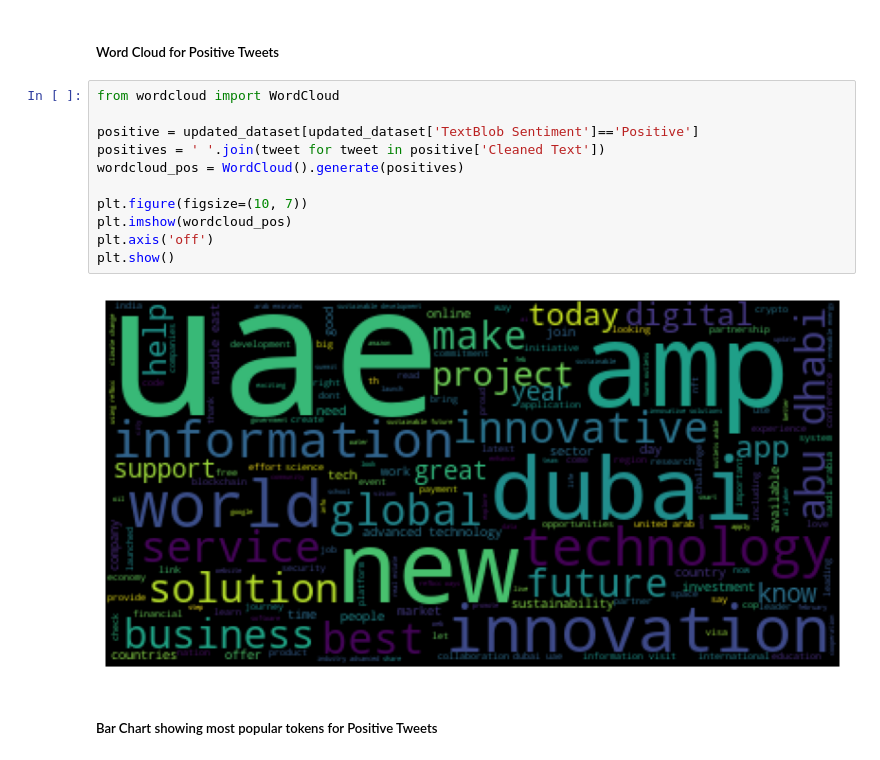
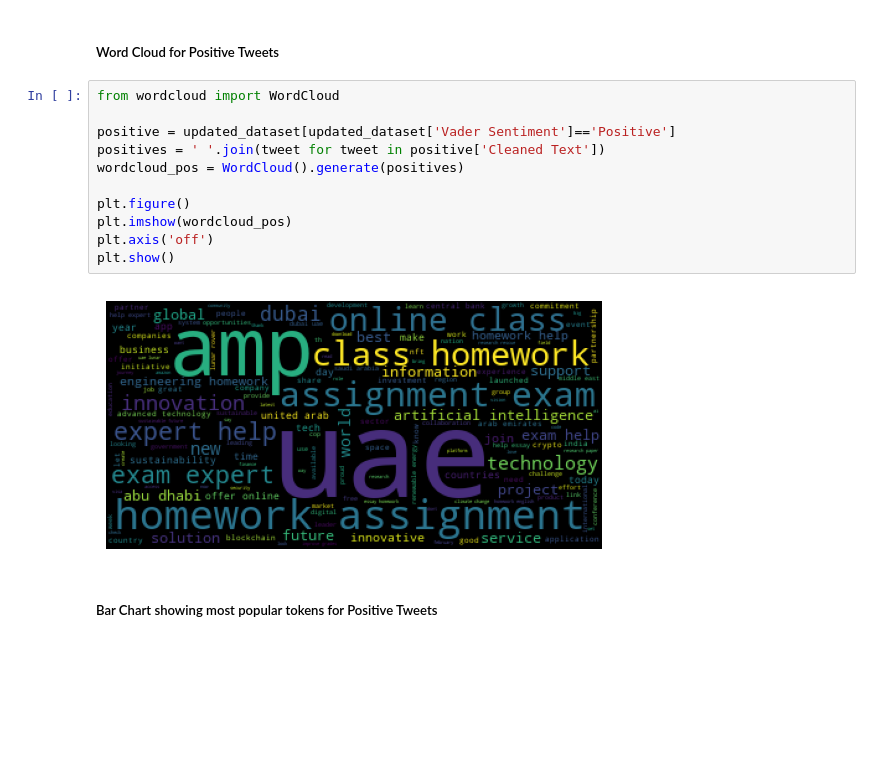
Before and after one commit to psychoanalyzing-twitter/sentiment-analysis, a Jupyter notebook: cw-1.ipynb, the cells around one changed output. Drawn from its saved outputs; the diff is of its cells as text; blank space fills up the shorter version.

```diff
--- a/cw-1.ipynb
+++ b/cw-1.ipynb
@@ -1225,16 +1229,16 @@ The histogram shows polarity of the tweets labelled using TextBlob. Majority of
 # %%
 from wordcloud import WordCloud
 
-positive = updated_dataset[updated_dataset['TextBlob Sentiment']=='Positive']
+positive = updated_dataset[updated_dataset['Vader Sentiment']=='Positive']
 positives = ' '.join(tweet for tweet in positive['Cleaned Text'])
 wordcloud_pos = WordCloud().generate(positives)
 
-plt.figure(figsize=(10, 7))
+plt.figure()
 plt.imshow(wordcloud_pos)
 plt.axis('off')
 plt.show()
 # %% [output]
-[figure, old version]
+[figure, new version]
 # %% [markdown]
 ##### Bar Chart showing most popular tokens for Positive Tweets
 # %%
```
Also changed, not shown: parts of 35 cells of this notebook.
